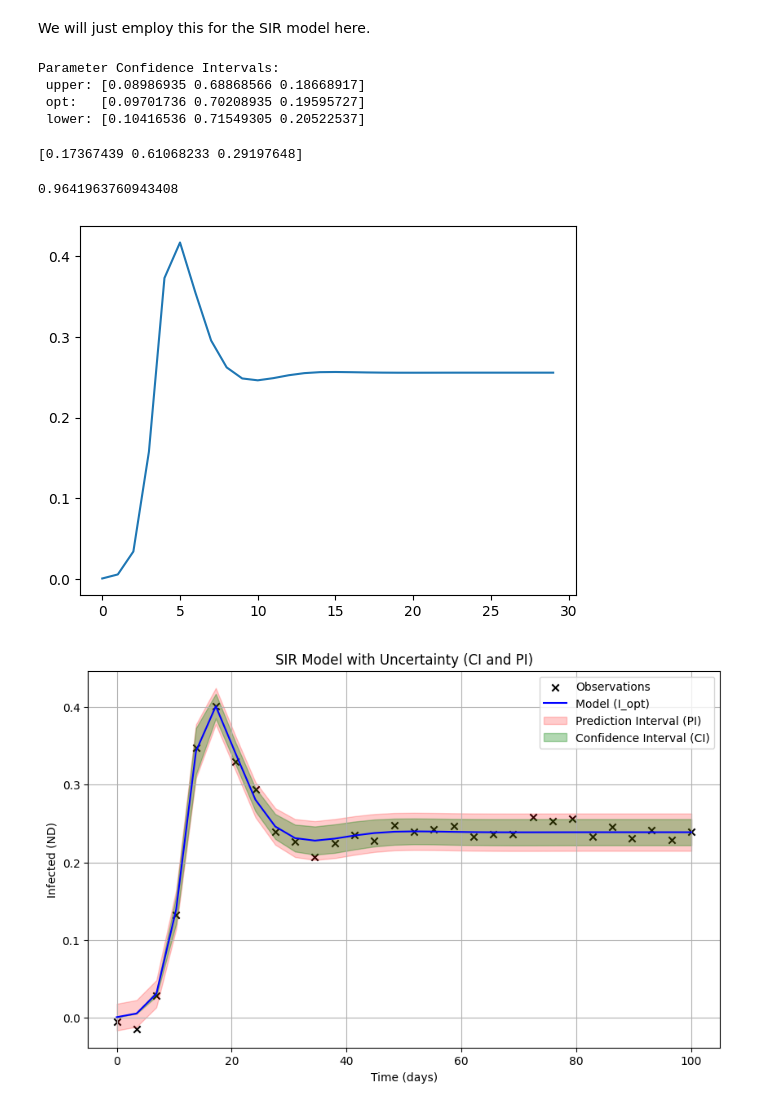
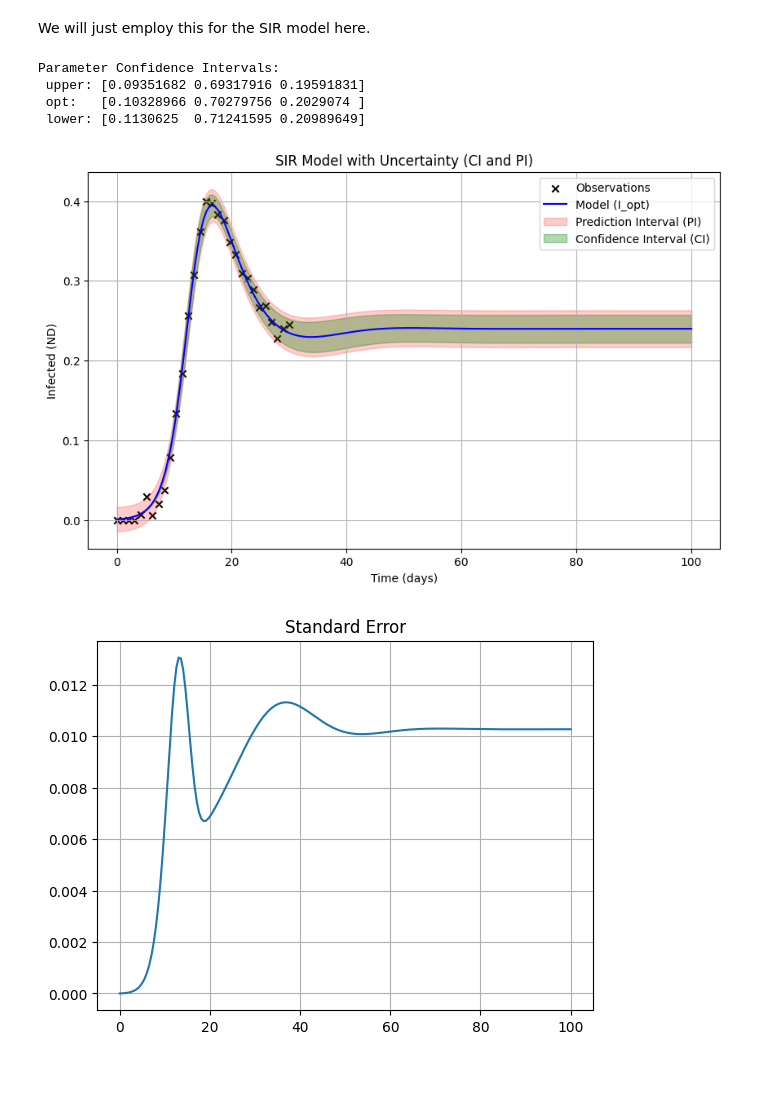
Before and after one commit to mjcolebank/IPUQDT_Seminar_USC, a Jupyter notebook: InvProb_UQ_Intro.ipynb, the cells around one changed output. Drawn from its saved outputs; the diff is of its cells as text; code cells hidden in the pictures; blank space fills up the shorter version.

```diff
--- a/InvProb_UQ_Intro.ipynb
+++ b/InvProb_UQ_Intro.ipynb
@@ -576,12 +576,13 @@ Final Cost: 0.9216961941972155
 # %%
 # Generate pseudo data from Spring problem for inference
 param_SIR_data = [mu,gamma,r]
-tdata_SIR = np.linspace(0,tspace_SIR[-1],30)
+tdata_SIR = np.linspace(0,30,30)
 SIR_sol = odeint(ODE_SIR,IC_SIR,tdata_SIR,args=(param_SIR_data,))
 Strue,Itrue,Rtrue = SIR_sol.T
 
-xdata = Itrue + np.random.normal(loc=0.0,scale=0.01,size = len(tdata_SIR))
-
+var_eps = 0.01
+xdata = Itrue + np.random.normal(loc=0.0,scale=var_eps,size = len(tdata_SIR))
+xdata = np.maximum(xdata,0.0)
 plt.figure()
 plt.plot(tdata_SIR,Itrue,color='black',label='Signal')
 plt.scatter(tdata_SIR,xdata,marker='x',label='Observations')
@@ -673,50 +674,59 @@ CI_minus = opt_SIR_param - tval*np.sqrt(sigma2_opt*np.diag(np.linalg.inv(F_opt))
 print(f'Parameter Confidence Intervals:\n upper: {CI_minus} \n opt:   {opt_SIR_param} \n lower: {CI_plus}')
 # %% [output]
 Parameter Confidence Intervals:
- upper: [0.08986935 0.68868566 0.18668917]
- opt:   [0.09701736 0.70208935 0.19595727]
- lower: [0.10416536 0.71549305 0.20522537]
+ upper: [0.09351682 0.69317916 0.19591831]
+ opt:   [0.10328966 0.70279756 0.2029074 ]
+ lower: [0.1130625  0.71241595 0.20989649]
-# %%
-invF_diag = np.diag(np.linalg.inv(F_opt))
-print(invF_diag)
-# %% [output]
-[0.17367439 0.61068233 0.29197648]
 # %%
 # Now generate confidence/prediction intervals for the model response
-Y_CI_plus = np.zeros((len(tdata_SIR),1))
-Y_CI_minus = np.zeros((len(tdata_SIR),1))
-Y_PI_plus = np.zeros((len(tdata_SIR),1))
-Y_PI_minus = np.zeros((len(tdata_SIR),1))
-invF_diag = np.diag(np.linalg.inv(F_opt))
-G = S_infect_opt
-print(np.matmul(G[i,:].T,invF_diag*G[i,:]))
-for i in range(len(tdata_SIR)):
-  Y_CI_plus[i] = I_opt[i] + tval*np.sqrt(sigma2_opt*np.matmul(G[i,:].T,invF_diag*G[i,:]))
-  Y_CI_minus[i] = I_opt[i] - tval*np.sqrt(sigma2_opt*np.matmul(G[i,:].T,invF_diag*G[i,:]))
-  Y_PI_plus[i] = I_opt[i] + tval*np.sqrt(sigma2_opt+sigma2_opt*np.matmul(G[i,:].T,invF_diag*G[i,:]))
-  Y_PI_minus[i] = I_opt[i] - tval*np.sqrt(sigma2_opt+sigma2_opt*np.matmul(G[i,:].T,invF_diag*G[i,:]))
+tforecast = np.linspace(0,100,200) # We can look to the future
+
+def infected_forecast(q):
+    SIR_sol = odeint(ODE_SIR, IC_SIR, tforecast, args=(q,))
+    S,I,R = SIR_sol.T
+    return I
+
+model_forecast = odeint(ODE_SIR,IC_SIR,tforecast,args=(opt_SIR_param,))
+I_forecast = model_forecast[:,1]
+Sens_forecast = cent_diff(q=opt_SIR_param,f=infected_forecast,h=1e-6)
 
 
-plt.figure()
+Y_CI_plus = np.zeros((len(tforecast),1))
+Y_CI_minus = np.zeros((len(tforecast),1))
+Y_PI_plus = np.zeros((len(tforecast),1))
+Y_PI_minus = np.zeros((len(tforecast),1))
+Y_SE       = np.zeros((len(tforecast),1))
+invF_diag = np.diag(np.linalg.inv(F_opt))
+G = Sens_forecast.copy()
+for i in range(len(tforecast)):
+  Y_CI_plus[i] = I_forecast[i] + tval*np.sqrt(sigma2_opt*np.matmul(G[i,:].T,invF_diag*G[i,:]))
+  Y_CI_minus[i] = I_forecast[i] - tval*np.sqrt(sigma2_opt*np.matmul(G[i,:].T,invF_diag*G[i,:]))
+  Y_PI_plus[i] = I_forecast[i] + tval*np.sqrt(sigma2_opt+sigma2_opt*np.matmul(G[i,:].T,invF_diag*G[i,:]))
+  Y_PI_minus[i] = I_forecast[i] - tval*np.sqrt(sigma2_opt+sigma2_opt*np.matmul(G[i,:].T,invF_diag*G[i,:]))
+  Y_SE[i] = np.sqrt(sigma2_opt*np.matmul(G[i,:].T,invF_diag*G[i,:]))
-# %% [output]
-0.9641963760943408
-[figure, removed]
 # %%
 plt.figure(figsize=(10, 6))
 plt.scatter(tdata_SIR, xdata, marker='x', color='black', label='Observations')
-plt.plot(tdata_SIR, I_opt, label='Model (I_opt)', color='blue')
+plt.plot(tforecast, I_forecast, label='Model (I_opt)', color='blue')
 
 # Shade Prediction Interval (PI) - wider band
-plt.fill_between(tdata_SIR, Y_PI_minus.flatten(), Y_PI_plus.flatten(), color='red', alpha=0.2, label='Prediction Interval (PI)')
+plt.fill_between(tforecast, Y_PI_minus.flatten(), Y_PI_plus.flatten(), color='red', alpha=0.2, label='Prediction Interval (PI)')
 
 # Shade Confidence Interval (CI) - narrower band
-plt.fill_between(tdata_SIR, Y_CI_minus.flatten(), Y_CI_plus.flatten(), color='green', alpha=0.3, label='Confidence Interval (CI)')
+plt.fill_between(tforecast, Y_CI_minus.flatten(), Y_CI_plus.flatten(), color='green', alpha=0.3, label='Confidence Interval (CI)')
 
 plt.xlabel('Time (days)')
 plt.ylabel('Infected (ND)')
 plt.title('SIR Model with Uncertainty (CI and PI)')
 plt.legend()
 plt.grid(True)
 plt.show()
+
+plt.figure()
+plt.plot(tforecast,Y_SE)
+plt.title('Standard Error')
+plt.grid(True)
+plt.show()
 # %% [output]
-[figure, old version]
+[figure, new version]
+[figure, added]
```
Also changed, not shown: parts of 3 cells of this notebook.
